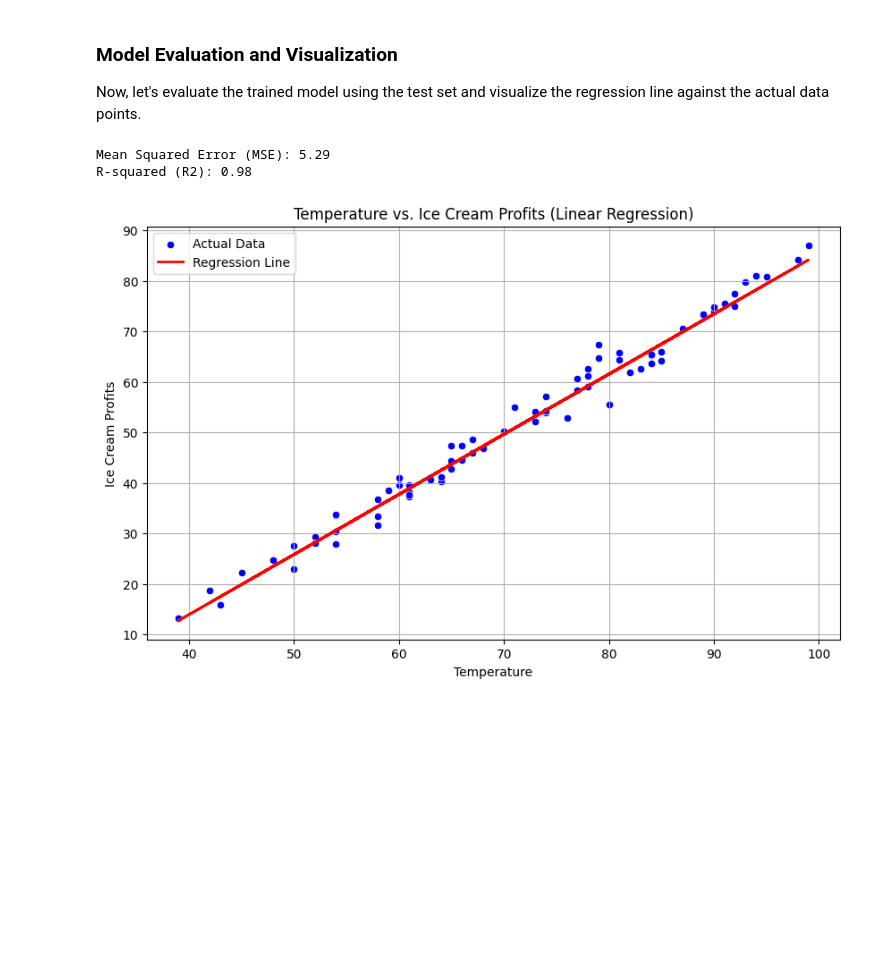
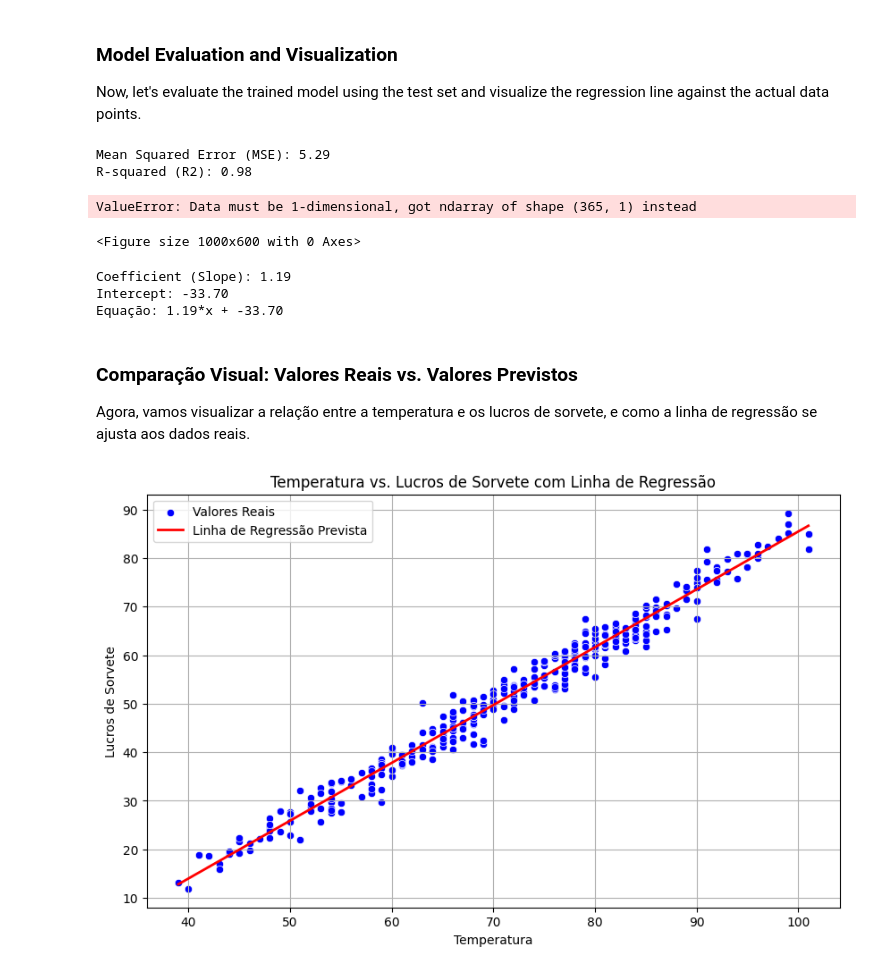
Before and after one commit to raissaesteves/Fonte-de-Informa-o-e-Banco-de-Dados, a Jupyter notebook: Conheça_o_Colab.ipynb, the cells around one changed output. Cells and saved outputs as stored; diff of their text form; code cells hidden in the pictures; blank space fills up the shorter version.

Commit message:
Criação de gráfico - Venda de Sorvete

```diff
--- a/Conheça_o_Colab.ipynb
+++ b/Conheça_o_Colab.ipynb
@@ -82,7 +84,7 @@ print(f"R-squared (R2): {r2:.2f}")
 
 # Visualize the results
 plt.figure(figsize=(10, 6))
-sns.scatterplot(x=X_test['Temperature'], y=y_test, color='blue', label='Actual Data')
+sns.scatterplot(x=X, y=y, color='blue', label='Actual Data')
 plt.plot(X_test['Temperature'], y_pred, color='red', linewidth=2, label='Regression Line')
 plt.title('Temperature vs. Ice Cream Profits (Linear Regression)')
 plt.xlabel('Temperature')
@@ -93,4 +95,49 @@ plt.show()
 # %% [output]
 Mean Squared Error (MSE): 5.29
 R-squared (R2): 0.98
-[figure, removed]
+ValueError: Data must be 1-dimensional, got ndarray of shape (365, 1) instead
+<Figure size 1000x600 with 0 Axes>
+# %%
+from sklearn.linear_model import LinearRegression
+
+# Define the independent variable (X) and dependent variable (y)
+X = df[['Temperature']]
+y = df['Ice Cream Profits']
+
+# Create a linear regression model
+model = LinearRegression()
+
+# Fit the model to the data
+model.fit(X, y)
+
+# Print the coefficient and intercept
+print(f"Coefficient (Slope): {model.coef_[0]:.2f}")
+print(f"Intercept: {model.intercept_:.2f}")
+print(f"Equação: {model.coef_[0]:.2f}*x + {model.intercept_:.2f}")
+# %% [output]
+Coefficient (Slope): 1.19
+Intercept: -33.70
+Equação: 1.19*x + -33.70
+# %% [markdown]
+### Comparação Visual: Valores Reais vs. Valores Previstos
+
+Agora, vamos visualizar a relação entre a temperatura e os lucros de sorvete, e como a linha de regressão se ajusta aos dados reais.
+# %%
+import matplotlib.pyplot as plt
+import seaborn as sns
+
+# Make predictions using the model on the entire dataset (X)
+# X was defined earlier as df[['Temperature']]
+y_full_pred = model.predict(X)
+
+plt.figure(figsize=(10, 6))
+sns.scatterplot(x=X['Temperature'], y=y, color='blue', label='Valores Reais')
+plt.plot(X['Temperature'], y_full_pred, color='red', linewidth=2, label='Linha de Regressão Prevista')
+plt.title('Temperatura vs. Lucros de Sorvete com Linha de Regressão')
+plt.xlabel('Temperatura')
+plt.ylabel('Lucros de Sorvete')
+plt.legend()
+plt.grid(True)
+plt.show()
+# %% [output]
+[figure, added]
```
Also changed, not shown: parts of 1 cell of this notebook.
